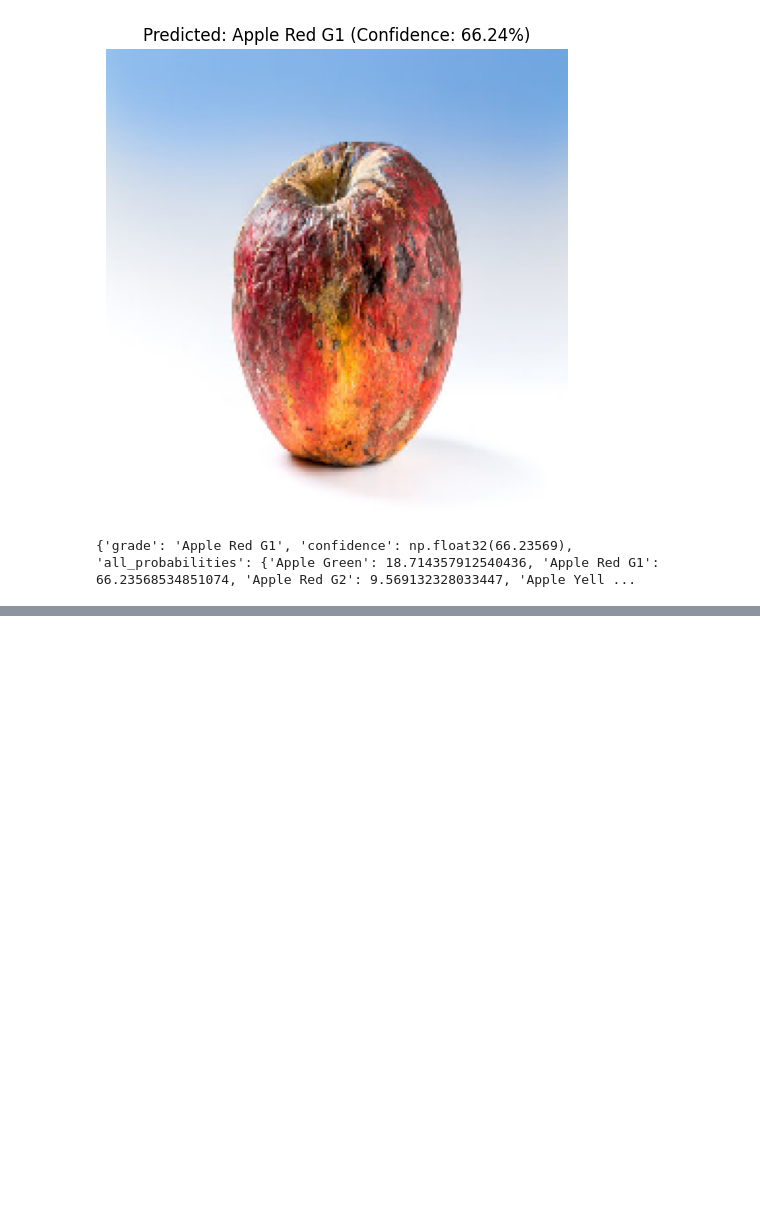
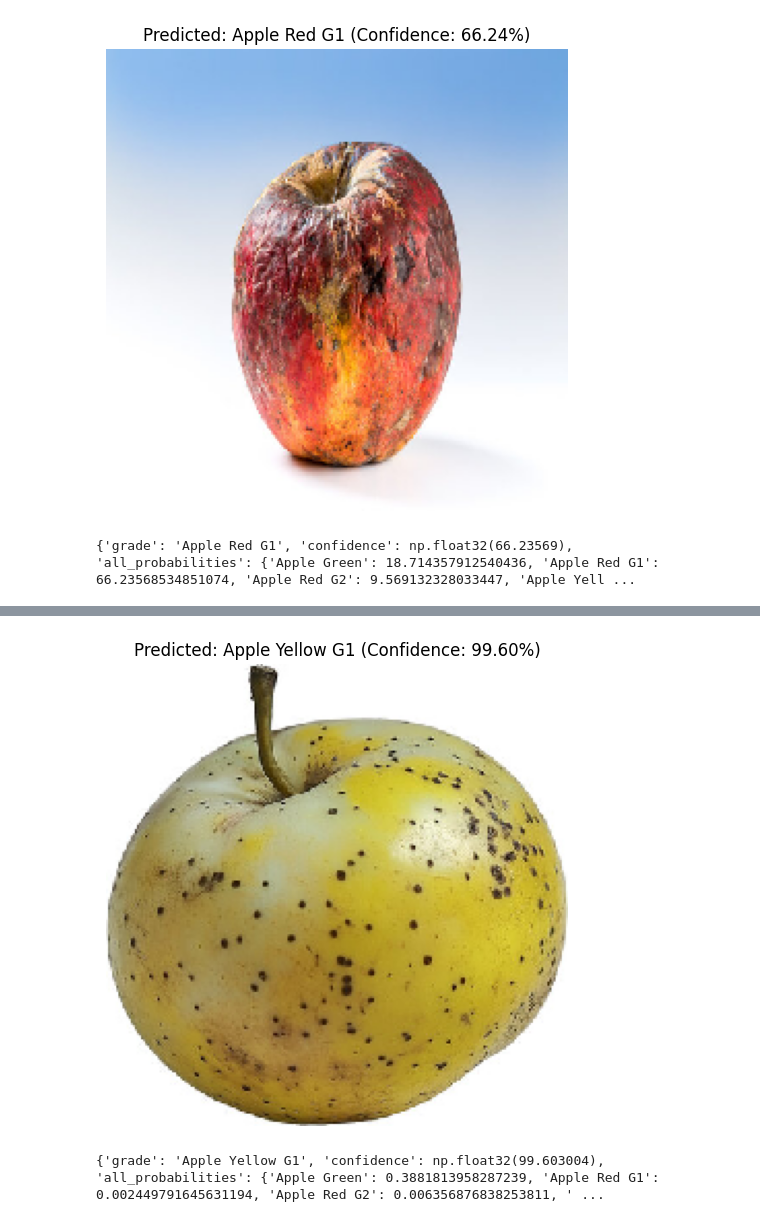
Before and after one commit to jayeshw28/apple-grading-sys, a Jupyter notebook: Apple_Grading_System.ipynb, the cells around one changed output, grey strips where cells are left out. Cells and saved outputs as stored; diff of their text form; code cells hidden in the pictures; blank space fills up the shorter version.

Commit message:
testing-yellow

```diff
--- a/Apple_Grading_System.ipynb
+++ b/Apple_Grading_System.ipynb
@@ -350,3 +350,8 @@ print(result)
 1/1 ━━━━━━━━━━━━━━━━━━━━ 0s 242ms/step
 [figure]
 {'grade': 'Apple Red G1', 'confidence': np.float32(66.23569), 'all_probabilities': {'Apple Green': 18.714357912540436, 'Apple Red G1': 66.23568534851074, 'Apple Red G2': 9.569132328033447, 'Apple Yell ...
+# %%
+# bad apple test
+result = predict_apple_grade('/content/WhatsApp Image 2025-03-23 at 15.28.42.jpeg')
+print(result)
+# %% [output]
@@ -352,0 +359,2 @@ print(result)
+[figure, added]
+{'grade': 'Apple Yellow G1', 'confidence': np.float32(99.603004), 'all_probabilities': {'Apple Green': 0.3881813958287239, 'Apple Red G1': 0.002449791645631194, 'Apple Red G2': 0.006356876838253811, ' ...
```
Also changed, not shown: parts of 1 cell of this notebook.
